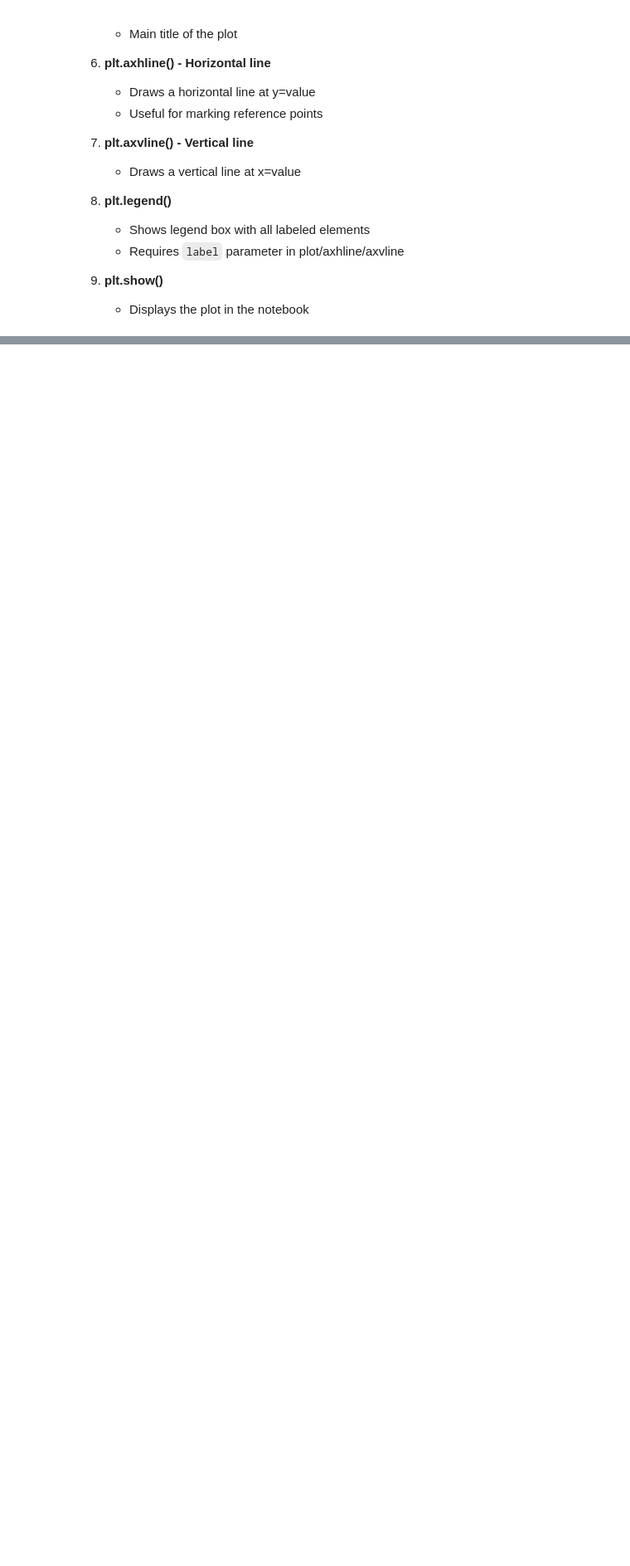
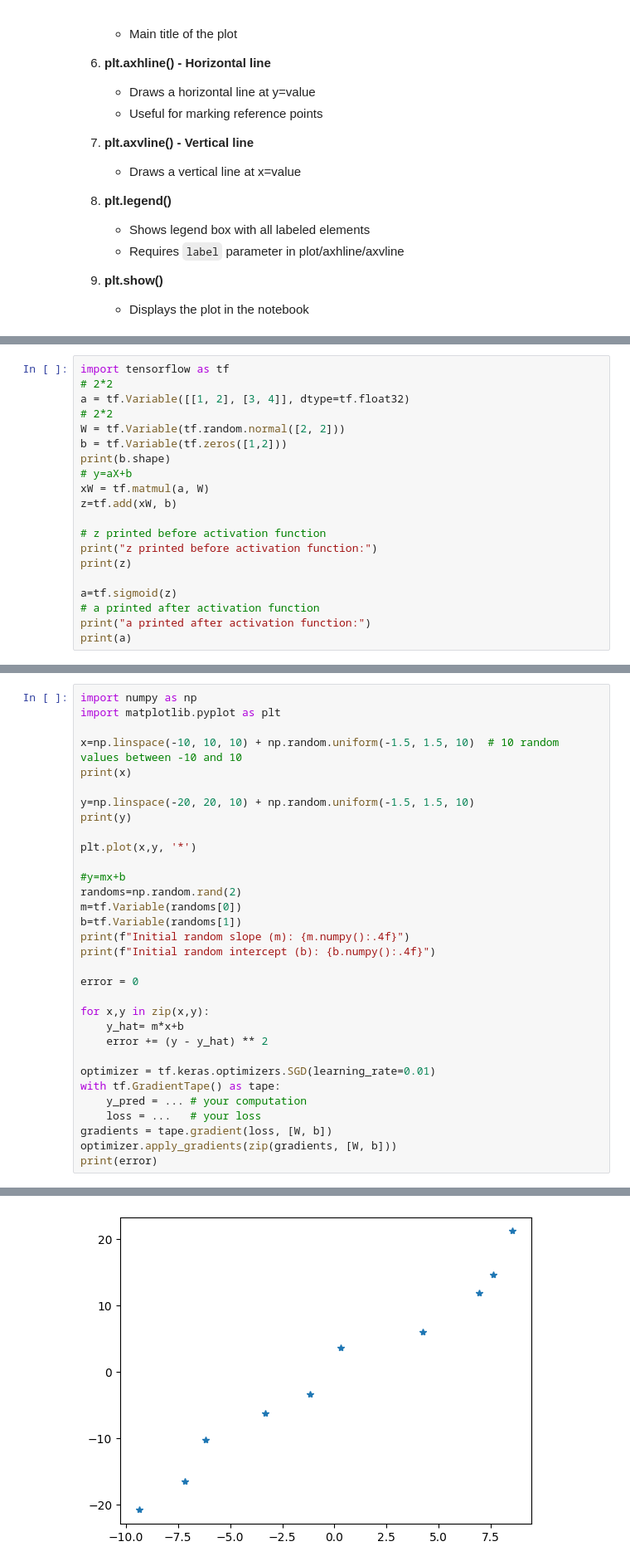
Before and after one commit to sidAndroid01/PythonDsRelatedCode, a Jupyter notebook: notebook.ipynb, the cells around one changed output, grey strips where cells are left out. Shown at 83% size. Drawn from its saved outputs; the diff is of its cells as text; blank space fills up the shorter version.

Commit message:
More tensorflow concepts

```diff
--- a/notebook.ipynb
+++ b/notebook.ipynb
@@ -1447,0 +2377,20 @@ This colors each dot based on its label, making the two clusters visually distin
+# %%
+import tensorflow as tf
+# 2*2
+a = tf.Variable([[1, 2], [3, 4]], dtype=tf.float32)
+# 2*2
+W = tf.Variable(tf.random.normal([2, 2]))
+b = tf.Variable(tf.zeros([1,2]))
+print(b.shape)
+# y=aX+b
+xW = tf.matmul(a, W)
+z=tf.add(xW, b)
+
+# z printed before activation function
+print("z printed before activation function:")
+print(z)
+
+a=tf.sigmoid(z)
+# a printed after activation function
+print("a printed after activation function:")
+print(a)
@@ -1447,0 +2407,33 @@ This colors each dot based on its label, making the two clusters visually distin
+# %%
+import numpy as np
+import matplotlib.pyplot as plt
+
+x=np.linspace(-10, 10, 10) + np.random.uniform(-1.5, 1.5, 10)  # 10 random values between -10 and 10
+print(x)
+
+y=np.linspace(-20, 20, 10) + np.random.uniform(-1.5, 1.5, 10)
+print(y)
+
+plt.plot(x,y, '*')
+
+#y=mx+b
+randoms=np.random.rand(2)
+m=tf.Variable(randoms[0])
+b=tf.Variable(randoms[1])
+print(f"Initial random slope (m): {m.numpy():.4f}")
+print(f"Initial random intercept (b): {b.numpy():.4f}")
+
+error = 0
+
+for x,y in zip(x,y):
+    y_hat= m*x+b
+    error += (y - y_hat) ** 2
+
+optimizer = tf.keras.optimizers.SGD(learning_rate=0.01)
+with tf.GradientTape() as tape:
+    y_pred = ... # your computation
+    loss = ...   # your loss
+gradients = tape.gradient(loss, [W, b])
+optimizer.apply_gradients(zip(gradients, [W, b]))
+print(error)
+# %% [output]
@@ -1447,0 +2447 @@ This colors each dot based on its label, making the two clusters visually distin
+[figure, added]
```
Also changed, not shown: parts of 12 cells of this notebook.
